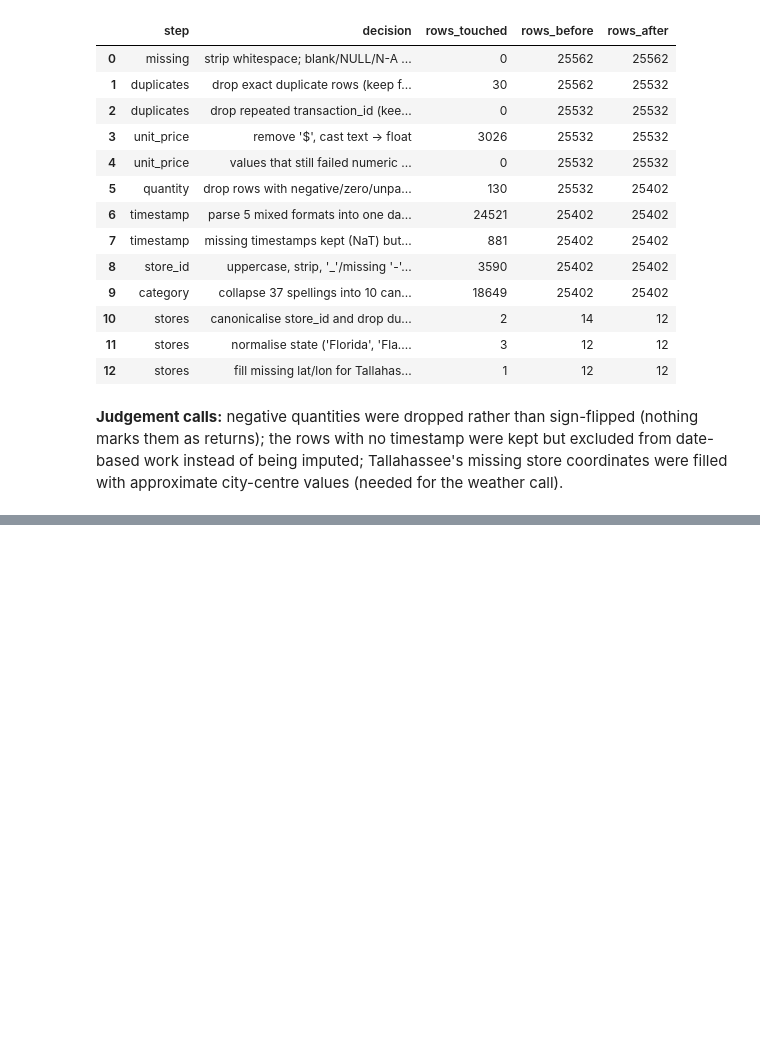
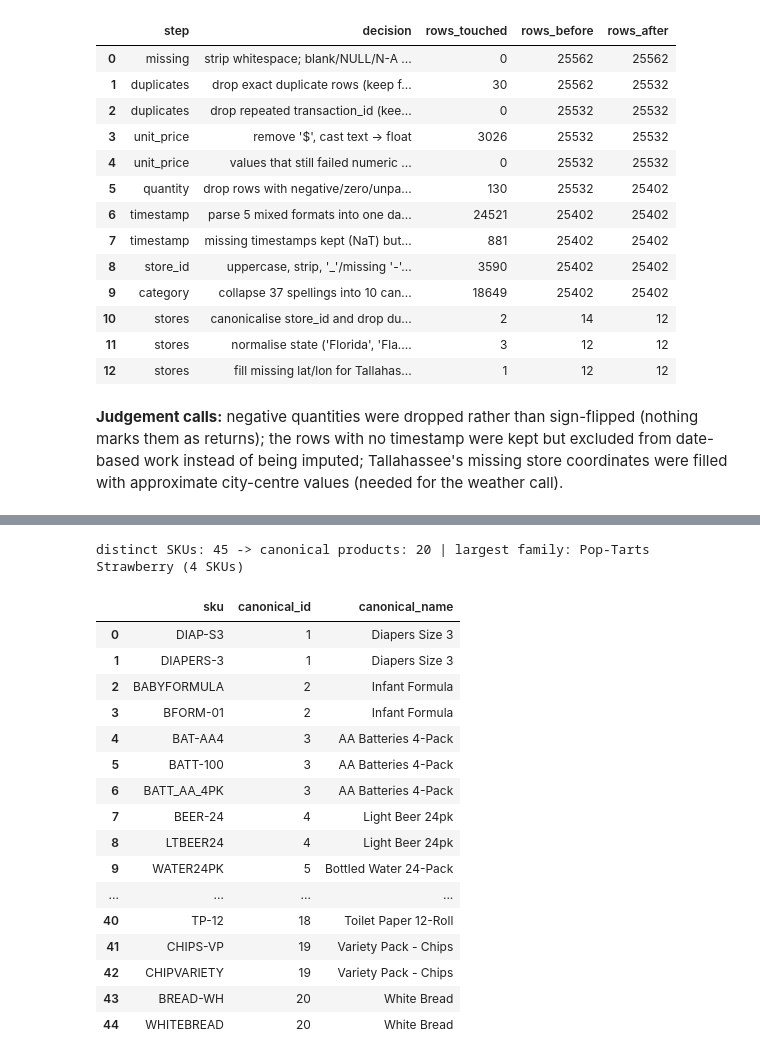
Before and after one commit to Kminhas21/walmart-hurricane-project, a Jupyter notebook: notebooks/team_notebook.ipynb, the cells around one changed output, grey strips where cells are left out. Saved outputs shown, nothing was run; the diff lists cells and outputs as text; code cells hidden in the pictures; blank space fills up the shorter version.

```diff
--- a/notebooks/team_notebook.ipynb
+++ b/notebooks/team_notebook.ipynb
@@ -234,0 +239,48 @@ decision_log
+# %%
+def build_sku_map(df):
+    """Group SKUs that share product names (union-find over sku <-> normalized name)."""
+    names = df[['sku', 'product_name']].dropna().assign(name=lambda d: d['product_name'].str.lower().str.strip())
+    parent = {}
+    def find(x):
+        parent.setdefault(x, x)
+        while parent[x] != x:
+            parent[x] = parent[parent[x]]
+            x = parent[x]
+        return x
+    for sku, name in names[['sku', 'name']].drop_duplicates().itertuples(index=False):
+        parent[find(('sku', sku))] = find(('name', name))
+    names['group'] = names['sku'].map(lambda s: find(('sku', s)))
+    sku_group = names.drop_duplicates('sku').set_index('sku')['group']
+    ids = {g: i + 1 for i, g in enumerate(sorted(sku_group.unique(), key=str))}
+    # canonical name = most common mixed-case product_name in the group (skips ALL-CAPS / lowercase variants)
+    mixed = names[~names['product_name'].str.isupper() & ~names['product_name'].str.islower()]
+    top_name = (mixed.assign(pid=mixed['group'].map(ids)).groupby('pid')['product_name']
+                .agg(lambda s: s.str.strip().value_counts().idxmax()))
+    out = pd.DataFrame({'sku': sku_group.index, 'canonical_id': sku_group.map(ids).values})
+    out['canonical_name'] = out['canonical_id'].map(top_name)
+    return out.sort_values(['canonical_id', 'sku']).reset_index(drop=True)
+# %%
+sku_map = build_sku_map(tx_clean)
+sizes = sku_map.groupby('canonical_name').size().sort_values(ascending=False)
+print('distinct SKUs:', sku_map['sku'].nunique(), '-> canonical products:', sku_map['canonical_id'].nunique(),
+      '| largest family:', sizes.index[0], f'({sizes.iloc[0]} SKUs)')
+sku_map
+# %% [output]
+distinct SKUs: 45 -> canonical products: 20 | largest family: Pop-Tarts Strawberry (4 SKUs)
+|  | sku | canonical_id | canonical_name |
+| 0 | DIAP-S3 | 1 | Diapers Size 3 |
+| 1 | DIAPERS-3 | 1 | Diapers Size 3 |
+| 2 | BABYFORMULA | 2 | Infant Formula |
+| 3 | BFORM-01 | 2 | Infant Formula |
+| 4 | BAT-AA4 | 3 | AA Batteries 4-Pack |
+| 5 | BATT-100 | 3 | AA Batteries 4-Pack |
+| 6 | BATT_AA_4PK | 3 | AA Batteries 4-Pack |
+| 7 | BEER-24 | 4 | Light Beer 24pk |
+| 8 | LTBEER24 | 4 | Light Beer 24pk |
+| 9 | WATER24PK | 5 | Bottled Water 24-Pack |
+| ... | ... | ... | ... |
+| 40 | TP-12 | 18 | Toilet Paper 12-Roll |
+| 41 | CHIPS-VP | 19 | Variety Pack - Chips |
+| 42 | CHIPVARIETY | 19 | Variety Pack - Chips |
+| 43 | BREAD-WH | 20 | White Bread |
+| 44 | WHITEBREAD | 20 | White Bread |
```
Also changed, not shown: parts of 4 cells of this notebook.
